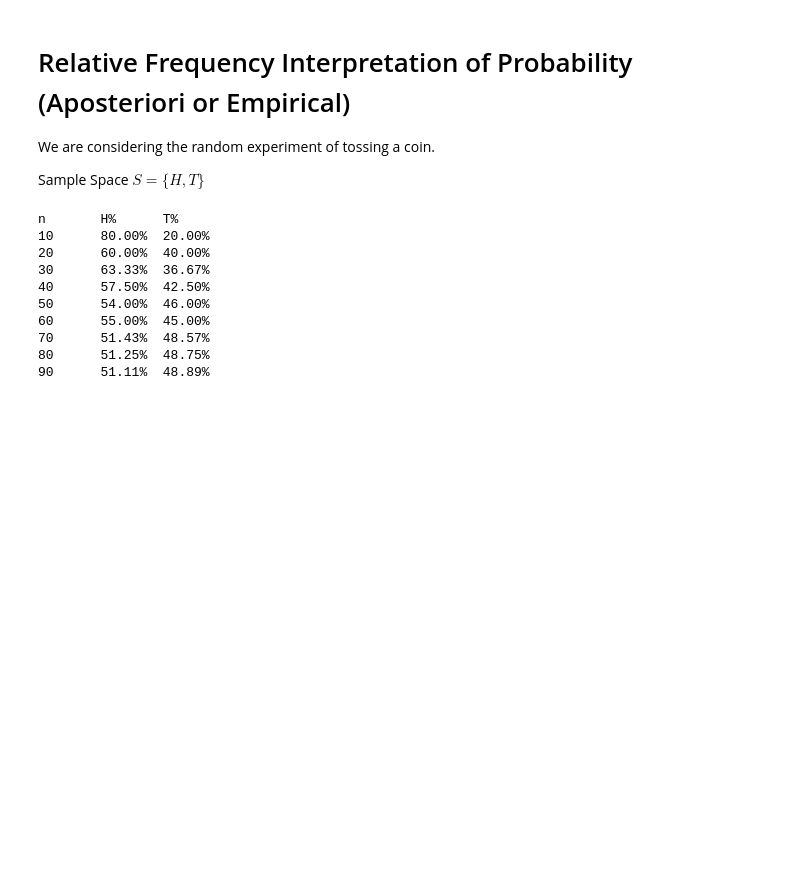
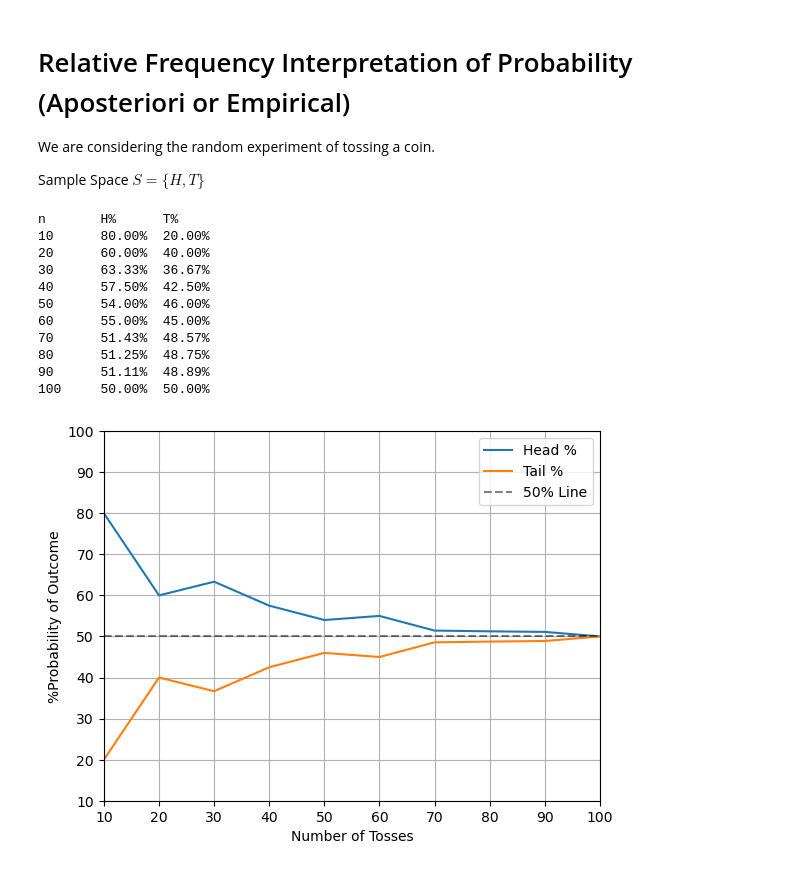
Before and after one commit to AumGupta/Statistics, a Jupyter notebook: propb_relative_freq.ipynb, the cells around one changed output. Saved outputs shown, nothing was run; the diff lists cells and outputs as text; code cells hidden in the pictures; blank space fills up the shorter version.

Commit message:
Added Plot

```diff
--- a/propb_relative_freq.ipynb
+++ b/propb_relative_freq.ipynb
@@ -21,9 +21,13 @@ def toss_coin(n:int)-> tuple[int,int]:
         n-=1
     return (H_count, T_count - H_count)
 # %%
+
+obs = []
+n_tosses = range(10,110,10)
 print(f'n\tH%\tT%')
-for n in range(10,100,10):
+for n in n_tosses:
     H,T = toss_coin(n)
+    obs.append([(H/n)*100, (T/n)*100])
     print(f'{n}\t{(H/n)*100:.2f}%\t{(T/n)*100:.2f}%')
 # %% [output]
 n       H%      T%
@@ -36,3 +40,18 @@ n       H%      T%
 70      51.43%  48.57%
 80      51.25%  48.75%
 90      51.11%  48.89%
+100     50.00%  50.00%
+# %%
+import matplotlib.pyplot as plt
+
+plt.plot(n_tosses, obs)
+plt.plot(n_tosses, [50 for x in range(len(obs))], '--k', alpha=0.5)
+plt.legend(['Head %' ,'Tail %', '50% Line'])
+plt.xlim(10, 100)
+plt.ylim(10, 100)
+plt.ylabel("%Probability of Outcome")
+plt.xlabel("Number of Tosses")
+plt.grid()
+plt.show()
+# %% [output]
+[figure, added]
```
